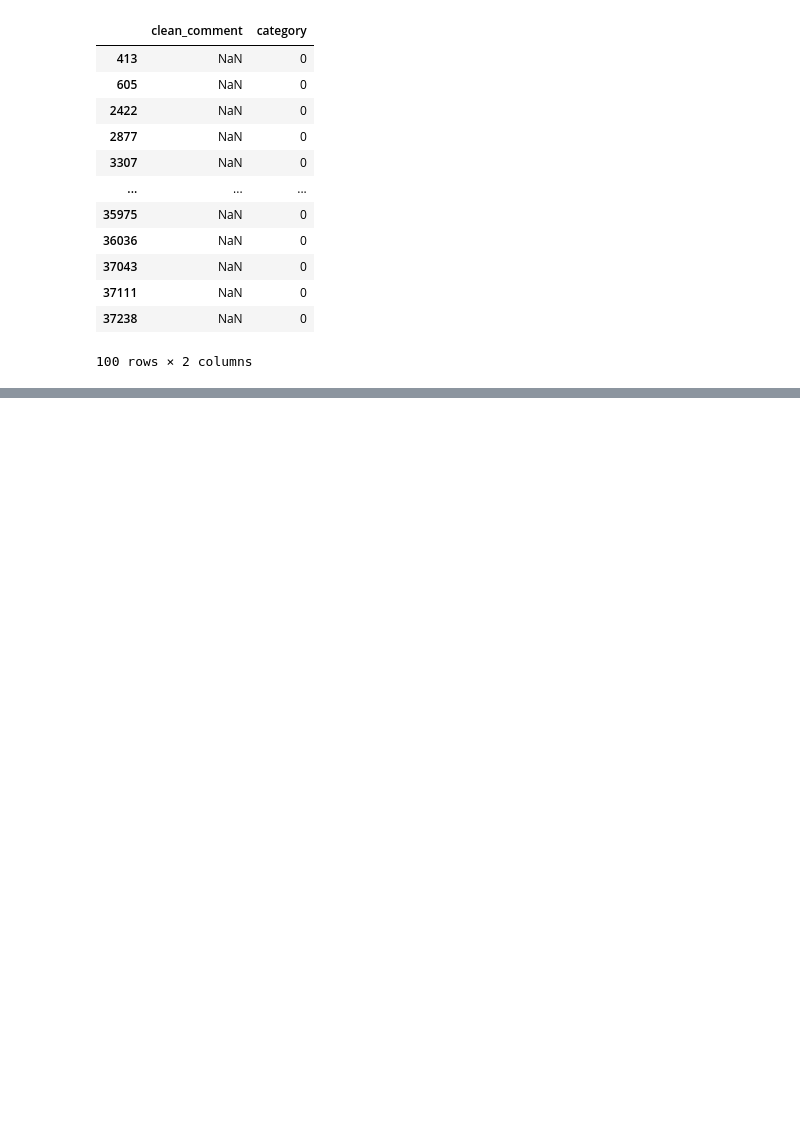
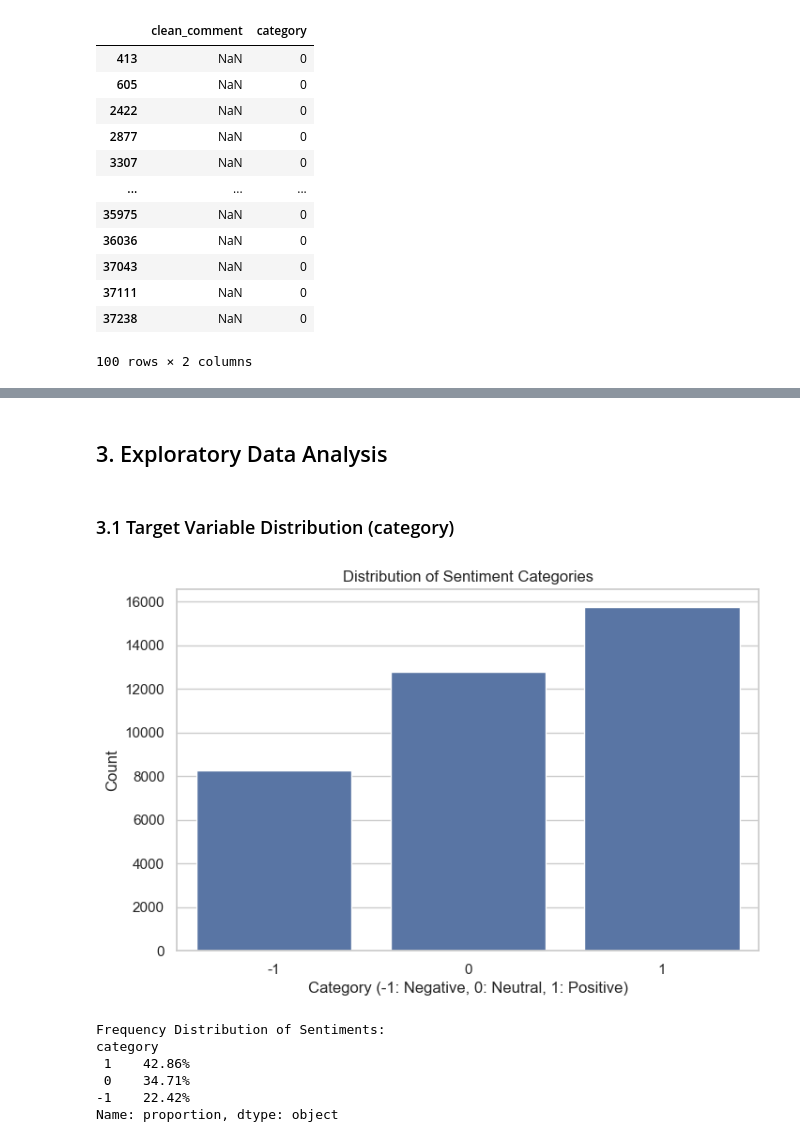
Before and after one commit to Rasath16/Youtube-Sentiment-Pipeline, a Jupyter notebook: EDA_notebook.ipynb, the cells around one changed output, grey strips where cells are left out. Saved outputs shown, nothing was run; the diff lists cells and outputs as text; code cells hidden in the pictures; blank space fills up the shorter version.

```diff
--- a/EDA_notebook.ipynb
+++ b/EDA_notebook.ipynb
@@ -1,6 +1,11 @@
 # %%
 import numpy as np
 import pandas as pd
+import seaborn as sns
+import matplotlib.pyplot as plt
+
+# Set plotting style
+sns.set_theme(style="whitegrid")
 # %% [markdown]
 ### Load Data
 # %%
@@ -165,0 +161,23 @@ comments_with_newline_remaining
+# %% [markdown]
+## 3. Exploratory Data Analysis
+# %% [markdown]
+### 3.1 Target Variable Distribution (category)
+# %%
+plt.figure(figsize=(8, 5))
+sns.countplot(data=df, x="category")
+plt.title('Distribution of Sentiment Categories')
+plt.xlabel('Category (-1: Negative, 0: Neutral, 1: Positive)')
+plt.ylabel('Count')
+plt.show()
+# %% [output]
+[figure, added]
+# %%
+print("Frequency Distribution of Sentiments:")
+print(df['category'].value_counts(normalize=True).mul(100).round(2).astype(str) + '%')
+# %% [output]
+Frequency Distribution of Sentiments:
+category
+ 1    42.86%
+ 0    34.71%
+-1    22.42%
+Name: proportion, dtype: object
```
Also changed, not shown: parts of 29 cells of this notebook.
